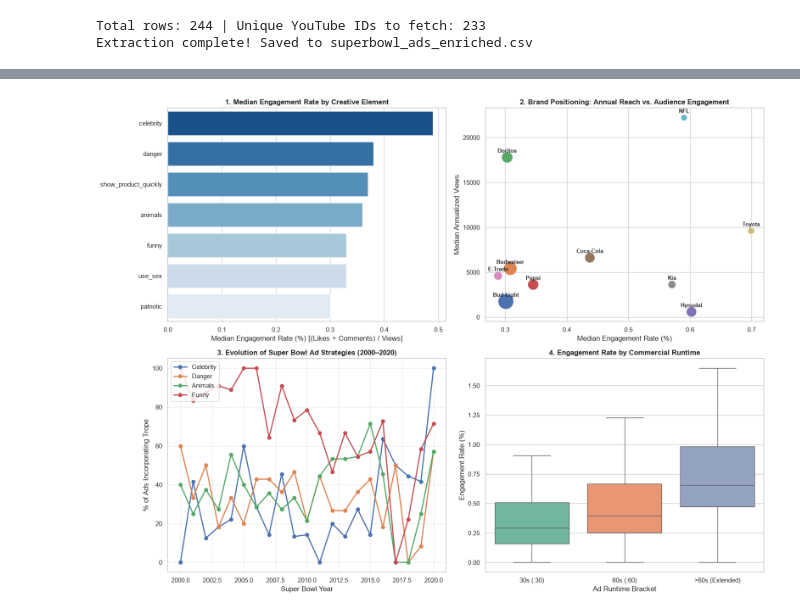
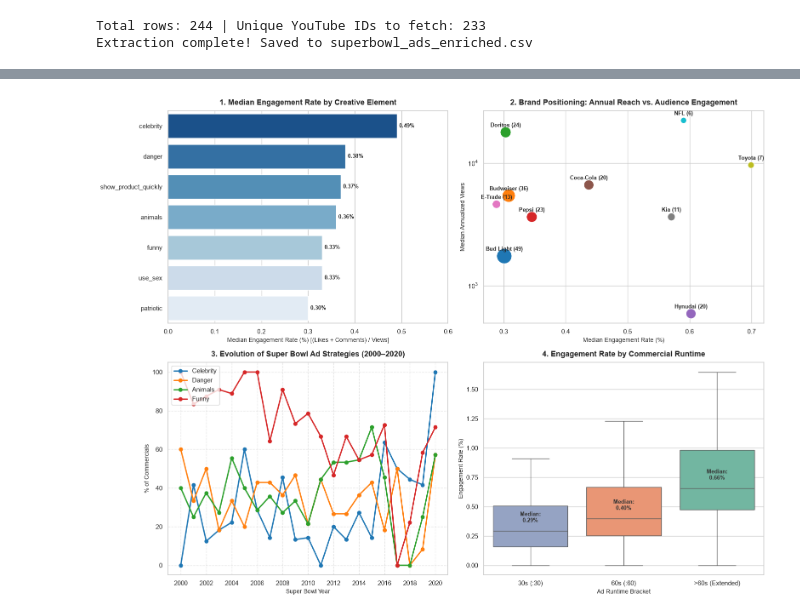
Before and after one commit to AndrewsP04/Group-11_Superbowl_Ads, a Jupyter notebook: data.ipynb, the cells around one changed output, grey strips where cells are left out. Drawn from its saved outputs; the diff is of its cells as text; code cells hidden in the pictures.

```diff
--- a/data.ipynb
+++ b/data.ipynb
@@ -382,79 +429,120 @@ Coca-Cola         20       93325.0               6612.5         0.437444       6
 # %%
+# Create an improved, publication-grade figure on the actual data
+plt.close('all')
 sns.set_theme(style="whitegrid", font="sans-serif")
 fig, axes = plt.subplots(2, 2, figsize=(16, 12))
 plt.subplots_adjust(hspace=0.35, wspace=0.25)
 
-# Panel 1: Creative Trope Engagement Rates
+# Panel 1: Creative Element Engagement Rate
 sns.barplot(
     data=creative_benchmark,
     x="Median Eng. Rate (%)",
     y="Attribute",
+    hue="Attribute",
     palette="Blues_r",
+    legend=False,
     ax=axes[0, 0]
 )
-axes[0, 0].set_title("1. Median Engagement Rate by Creative Element", fontsize=12, fontweight="bold")
-axes[0, 0].set_xlabel("Median Engagement Rate (%) [(Likes + Comments) / Views]")
+axes[0, 0].set_title("1. Median Engagement Rate by Creative Element", fontsize=13, fontweight="bold", pad=10)
+axes[0, 0].set_xlabel("Median Engagement Rate (%) [(Likes + Comments) / Views]", fontsize=10)
 axes[0, 0].set_ylabel("")
+for p in axes[0, 0].patches:
+    w = p.get_width()
+    if w > 0:
+        axes[0, 0].annotate(
+            f"{w:.2f}%",
+            (w, p.get_y() + p.get_height() / 2.0),
+            ha="left",
+            va="center",
+            fontsize=9.5,
+            xytext=(4, 0),
+            textcoords="offset points",
+            fontweight="bold"
+        )
+axes[0, 0].set_xlim(0, 0.60)
 
-# Panel 2: Brand Positioning Matrix (Views vs. Engagement)
-scatter = sns.scatterplot(
+# Panel 2: Brand Positioning Matrix
+sns.scatterplot(
     data=brand_benchmark,
     x="median_eng_rate",
     y="median_annual_views",
     size="total_ads",
-    sizes=(120, 700),
+    sizes=(100, 650),
     hue="brand",
+    palette="tab10",
     legend=False,
     ax=axes[0, 1]
 )
 for _, row in brand_benchmark.iterrows():
     axes[0, 1].annotate(
-        row["brand"],
+        f"{row['brand']} ({int(row['total_ads'])})",
         (row["median_eng_rate"], row["median_annual_views"]),
         textcoords="offset points",
-        xytext=(0, 8),
+        xytext=(0, 9),
         ha="center",
         fontsize=9,
-        fontweight="semibold"
+        fontweight="bold"
     )
-axes[0, 1].set_title("2. Brand Positioning: Annual Reach vs. Audience Engagement", fontsize=12, fontweight="bold")
-axes[0, 1].set_xlabel("Median Engagement Rate (%)")
-axes[0, 1].set_ylabel("Median Annualized Views")
+axes[0, 1].set_title("2. Brand Positioning: Annual Reach vs. Audience Engagement", fontsize=13, fontweight="bold", pad=10)
+axes[0, 1].set_xlabel("Median Engagement Rate (%)", fontsize=10)
+axes[0, 1].set_ylabel("Median Annualized Views", fontsize=10)
+axes[0, 1].set_yscale('log')
 
-# Panel 3: Creative Evolution (2000 - 2020)
-yearly_trends = df.groupby("year")[["celebrity", "danger", "animals", "funny"]].mean() * 100
+# Panel 3: Evolution of Super Bowl Ad Strategies (2000-2020)
+yearly_trends = df_clean.groupby("year")[["celebrity", "danger", "animals", "funny"]].mean() * 100
+colors_map = {"celebrity": "#1f77b4", "danger": "#ff7f0e", "animals": "#2ca02c", "funny": "#d62728"}
 for trope in ["celebrity", "danger", "animals", "funny"]:
     axes[1, 0].plot(
         yearly_trends.index,
         yearly_trends[trope],
         marker="o",
-        linewidth=2,
+        linewidth=2.2,
+        color=colors_map[trope],
         label=trope.capitalize()
     )
-axes[1, 0].set_title("3. Evolution of Super Bowl Ad Strategies (2000–2020)", fontsize=12, fontweight="bold")
-axes[1, 0].set_xlabel("Super Bowl Year")
-axes[1, 0].set_ylabel("% of Ads Incorporating Trope")
-axes[1, 0].legend(loc="upper left")
+axes[1, 0].set_title("3. Evolution of Super Bowl Ad Strategies (2000–2020)", fontsize=13, fontweight="bold", pad=10)
+axes[1, 0].set_xlabel("Super Bowl Year", fontsize=10)
+axes[1, 0].set_ylabel("% of Commercials", fontsize=10)
+axes[1, 0].legend(loc="upper left", frameon=True)
+axes[1, 0].set_xticks(range(2000, 2021, 2))
 axes[1, 0].grid(True, linestyle="--", alpha=0.5)
 
-# Panel 4: Duration vs. Retention / Engagement
+# Panel 4: Duration vs Engagement
 duration_order = ["30s (:30)", "60s (:60)", ">60s (Extended)"]
-valid_duration_df = df[df["duration_bracket"].isin(duration_order)]
+valid_duration_df = df_clean[df_clean["duration_bracket"].isin(duration_order)]
 
 sns.boxplot(
     data=valid_duration_df,
     x="duration_bracket",
     y="engagement_rate_pct",
+    hue="duration_bracket",
     order=duration_order,
     palette="Set2",
+    legend=False,
     ax=axes[1, 1],
-    showfliers=False  # hides extreme outliers to focus on the IQR
+    showfliers=False
 )
-axes[1, 1].set_title("4. Engagement Rate by Commercial Runtime", fontsize=12, fontweight="bold")
-axes[1, 1].set_xlabel("Ad Runtime Bracket")
-axes[1, 1].set_ylabel("Engagement Rate (%)")
+axes[1, 1].set_title("4. Engagement Rate by Commercial Runtime", fontsize=13, fontweight="bold", pad=10)
+axes[1, 1].set_xlabel("Ad Runtime Bracket", fontsize=10)
+axes[1, 1].set_ylabel("Engagement Rate (%)", fontsize=10)
+
+# Add medians on boxplot
+duration_medians = valid_duration_df.groupby("duration_bracket")["engagement_rate_pct"].median()
+for i, d in enumerate(duration_order):
+    med = duration_medians[d]
+    axes[1, 1].annotate(
+        f"Median:\n{med:.2f}%",
+        (i, med),
+        textcoords="offset points",
+        xytext=(0, 15),
+        ha="center",
+        fontsize=9,
+        fontweight="bold",
+        color="#333333"
+    )
 
 plt.tight_layout()
-plt.savefig("superbowl_performance_dashboard.png", dpi=300)
-plt.show()
+output_fig = "superbowl_real_dashboard.png"
+plt.savefig(output_fig, dpi=300)
+print("Saved cleanly to:", output_fig)
 # %% [output]
@@ -469 +550 @@ findfont: Failed to find font weight semibold, now using 700.
-[figure, old version]
+[figure, new version]
```
Also changed, not shown: parts of 4 cells of this notebook, 2 other files.
